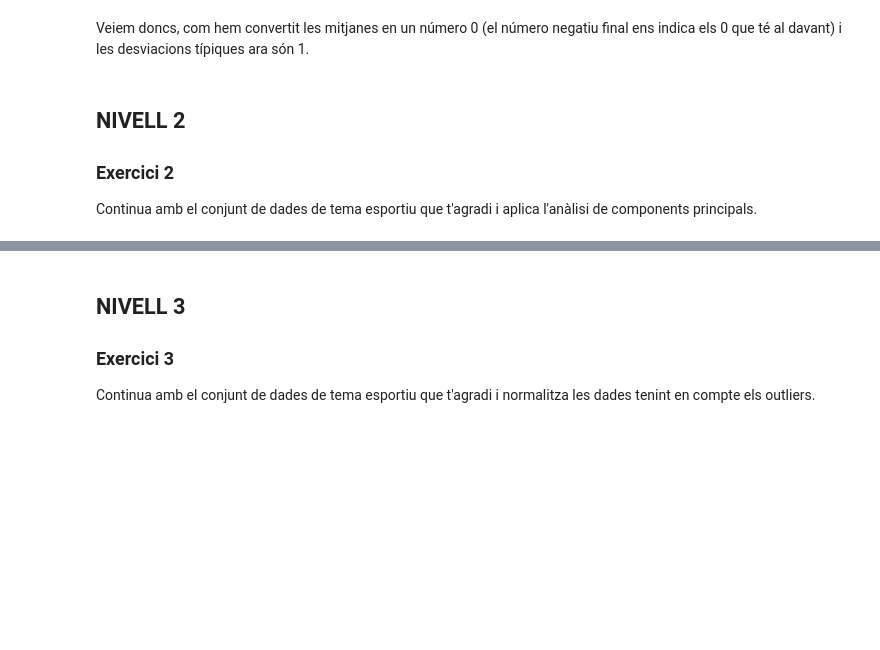
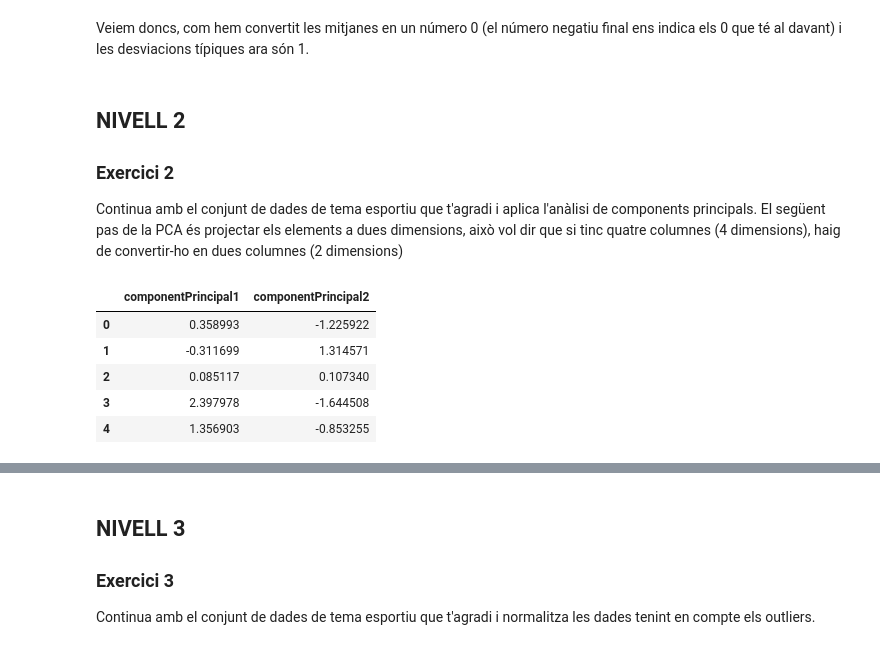
Before and after one commit to anmaba/Feature-engineering, a Jupyter notebook: Sprint 8 T01.ipynb, the cells around one changed output, grey strips where cells are left out. Drawn from its saved outputs; the diff is of its cells as text; code cells hidden in the pictures; blank space fills up the shorter version.

```diff
--- a/Sprint 8 T01.ipynb
+++ b/Sprint 8 T01.ipynb
@@ -323,3 +321,25 @@ Veiem doncs, com hem convertit les mitjanes en un número 0 (el número negatiu
 ## NIVELL 2
 ### Exercici 2
 Continua amb el conjunt de dades de tema esportiu que t'agradi i aplica l'anàlisi de components principals.
+El següent pas de la PCA és projectar els elements a dues dimensions, això vol dir que si tinc quatre columnes (4 dimensions), haig de convertir-ho en dues columnes (2 dimensions)
+# %%
+# Importo la llibreria necessaria
+from sklearn.decomposition import PCA
+
+# Faig la projecció a 2D
+
+pca = PCA(n_components=2)
+
+componentsPrincipals = pca.fit_transform(numericScaled)
+
+dosDdataset = pd.DataFrame(data= componentsPrincipals,
+                          columns= ["componentPrincipal1", "componentPrincipal2"]
+                          )
+dosDdataset.head()
+# %% [output]
+|  | componentPrincipal1 | componentPrincipal2 |
+| 0 | 0.358993 | -1.225922 |
+| 1 | -0.311699 | 1.314571 |
+| 2 | 0.085117 | 0.107340 |
+| 3 | 2.397978 | -1.644508 |
+| 4 | 1.356903 | -0.853255 |
```
Also changed, not shown: parts of 11 cells of this notebook, 1 other file.
